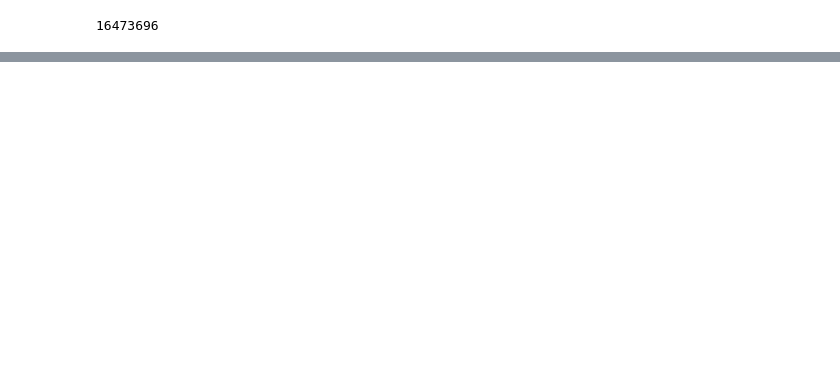
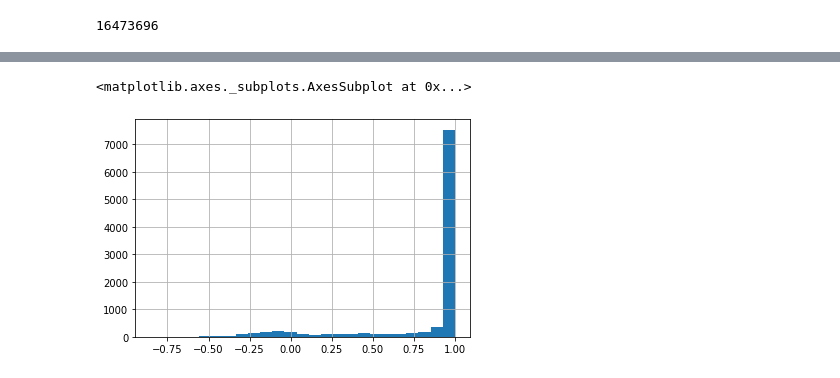
Before and after one commit to BunnyNoBugs/emotions-bot, a Jupyter notebook: emotions_bot.ipynb, the cells around one changed output, grey strips where cells are left out. Cells and saved outputs as stored; diff of their text form; code cells hidden in the pictures; blank space fills up the shorter version.

```diff
--- a/emotions_bot.ipynb
+++ b/emotions_bot.ipynb
@@ -103,5 +153,5 @@ Wall time: 37.1 s
 # %%
-positive_tweets = df[df['label'] == 'positive']['text'].apply(lambda x: ' '.join([i for i in TweetTokenizer().tokenize(x.lower())
+positive_tweets = df[df['label'] == 'positive']['text'].apply(lambda x: ' '.join([i for i in tw.tokenize(x.lower())
                                                   if ('http' not in i) and ('@' not in i) and (i not in ['rt', ':'])]))
 positive_tweets = '\n'.join(list(positive_tweets))
 # %%
@@ -182,0 +246,3 @@ None
+# %%
+df_positive = pd.DataFrame(generated_positive, columns=['text'])
+df_positive.sample(5)
@@ -182,0 +256,4 @@ None
+# %%
+%%time
+
+df_positive['sentiment'] = df_positive['text'].apply(lambda x: scale_prob(grid.predict_proba([x])[0][1]))
@@ -182,0 +262,5 @@ None
+# %%
+df_positive['sentiment'].hist(bins=25)
+# %% [output]
+<matplotlib.axes._subplots.AxesSubplot at 0x...>
+[figure, added]
```
Also changed, not shown: parts of 33 cells of this notebook, 5 other files.
